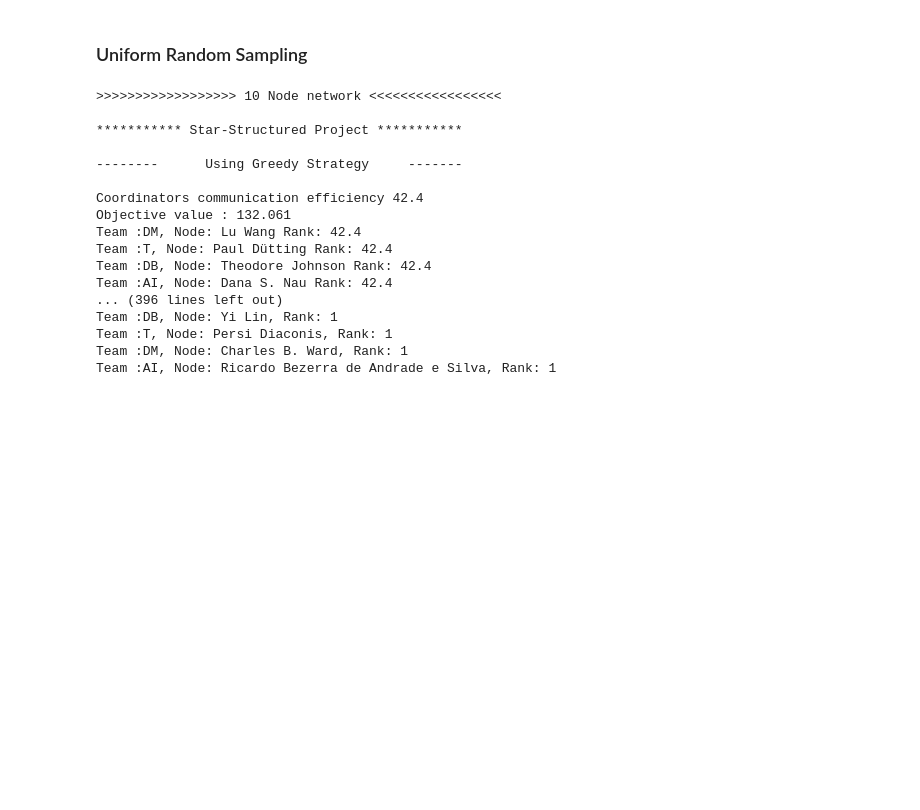
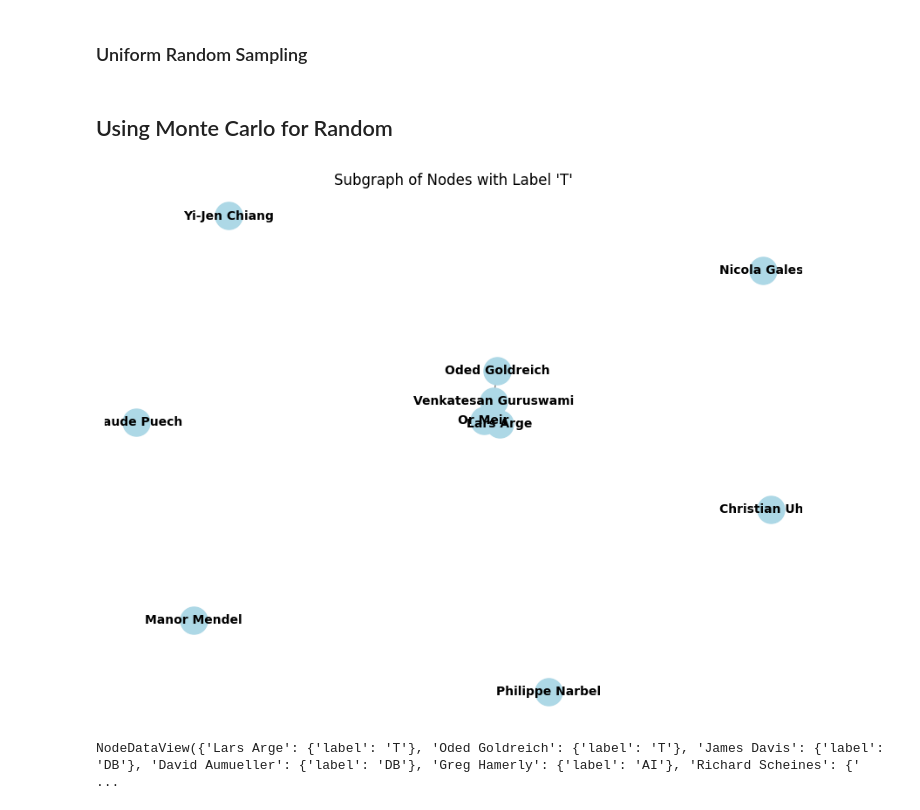
Before and after one commit to twumasimb/DBLP-Analysis, a Jupyter notebook: experiment_3.ipynb, the cells around one changed output. Saved outputs shown, nothing was run; the diff lists cells and outputs as text; code cells hidden in the pictures; blank space fills up the shorter version.

```diff
--- a/experiment_3.ipynb
+++ b/experiment_3.ipynb
@@ -11,9 +11,6 @@ import matplotlib.pyplot as plt
 import random
 random.seed(42)
 import csv
-# %%
-# Load the data
-dataset = pickle.load(open('./networks/network.pkl', 'rb'))
 # %%
 # create the project networks
 list_1 = [('DM', 'T'), ('DB', 'T'), ('AI', 'T')]
@@ -91,7 +33,8 @@ def add_weights(network):
 projects = [(star_proj, "Star-Structured Project"), (full_proj, "Fully-connected Structured Project"), (chain_proj, "Chain-Structured Project")]
 
 for i in range(10, 51, 10):
-    network_main = add_weights(create_subnet(dataset.copy(), i).copy()).copy()
+    network_main = pickle.load(open(f"./networks/subnets/{i}_nodes.pkl", 'rb'))
+    network_main = ps.add_weights(network_main.copy())
     print(f">>>>>>>>>>>>>>>>>> {i} Node network <<<<<<<<<<<<<<<<<\n")
     with open(f'./results/exp_3/{i}_node_network.csv', 'w', newline='') as file:
         writer = csv.writer(file)
@@ -117,7 +60,7 @@ for i in range(10, 51, 10):
             team_eff_1 = round(obj_max_1 - leaders_eff_1, 4)
 
             for node in best_set_1:
-                print(f"Team :{network.nodes[node]['label']}, Node: {node} Rank: {leaders_eff_1}")
+                print(f"Team :{network.nodes[node]['label']}, Node: {node}, Rank: {leaders_eff_1}")
 
             title_attributes = f"Node Ranking for {project[1]} Under Greedy Strategy"
             writer.writerow([title_attributes])
@@ -162,21 +105,3 @@ for i in range(10, 51, 10):
             writer.writerow([])
 
             print("\n\n")
-# %% [output]
->>>>>>>>>>>>>>>>>> 10 Node network <<<<<<<<<<<<<<<<<
-
-*********** Star-Structured Project ***********
-
---------      Using Greedy Strategy     -------
-
-Coordinators communication efficiency 42.4
-Objective value : 132.061
-Team :DM, Node: Lu Wang Rank: 42.4
-Team :T, Node: Paul Dütting Rank: 42.4
-Team :DB, Node: Theodore Johnson Rank: 42.4
-Team :AI, Node: Dana S. Nau Rank: 42.4
-... (396 lines left out)
-Team :DB, Node: Yi Lin, Rank: 1
-Team :T, Node: Persi Diaconis, Rank: 1
-Team :DM, Node: Charles B. Ward, Rank: 1
-Team :AI, Node: Ricardo Bezerra de Andrade e Silva, Rank: 1
@@ -257,0 +108,23 @@ for project, algorithms in data.items():
+# %% [markdown]
+## Using Monte Carlo for Random
+# %%
+network_main = pickle.load(open("./networks/subnets/10_nodes.pkl", 'rb'))
+#nx.write_gml(network_main, "./networks/subnets/10_nodes.gml")
+# %%
+# Filter nodes with label 'T'
+nodes_with_label_T = [n for n, attr in network_main.nodes(data=True) if attr['label'] == 'T']
+
+# Create a subgraph
+subgraph_T = network_main.subgraph(nodes_with_label_T)
+
+# Draw the subgraph
+plt.figure(figsize=(8, 6))
+nx.draw(subgraph_T, with_labels=True, node_color='lightblue', node_size=500, font_size=10, font_weight='bold', edge_color='gray')
+plt.title("Subgraph of Nodes with Label 'T'")
+plt.show()
+# %% [output]
+[figure, added]
+# %%
+network_main.nodes(data=True)
+# %% [output]
+NodeDataView({'Lars Arge': {'label': 'T'}, 'Oded Goldreich': {'label': 'T'}, 'James Davis': {'label': 'DB'}, 'David Aumueller': {'label': 'DB'}, 'Greg Hamerly': {'label': 'AI'}, 'Richard Scheines': {' ...
```
Also changed, not shown: parts of 9 cells of this notebook, 23 other files.
